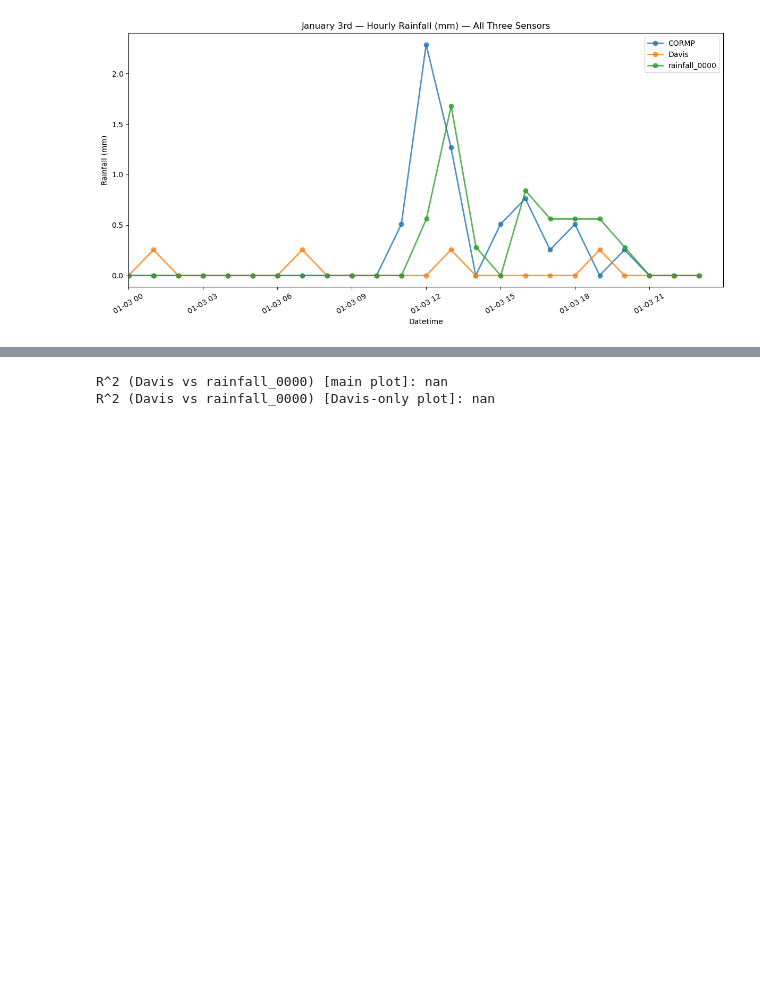
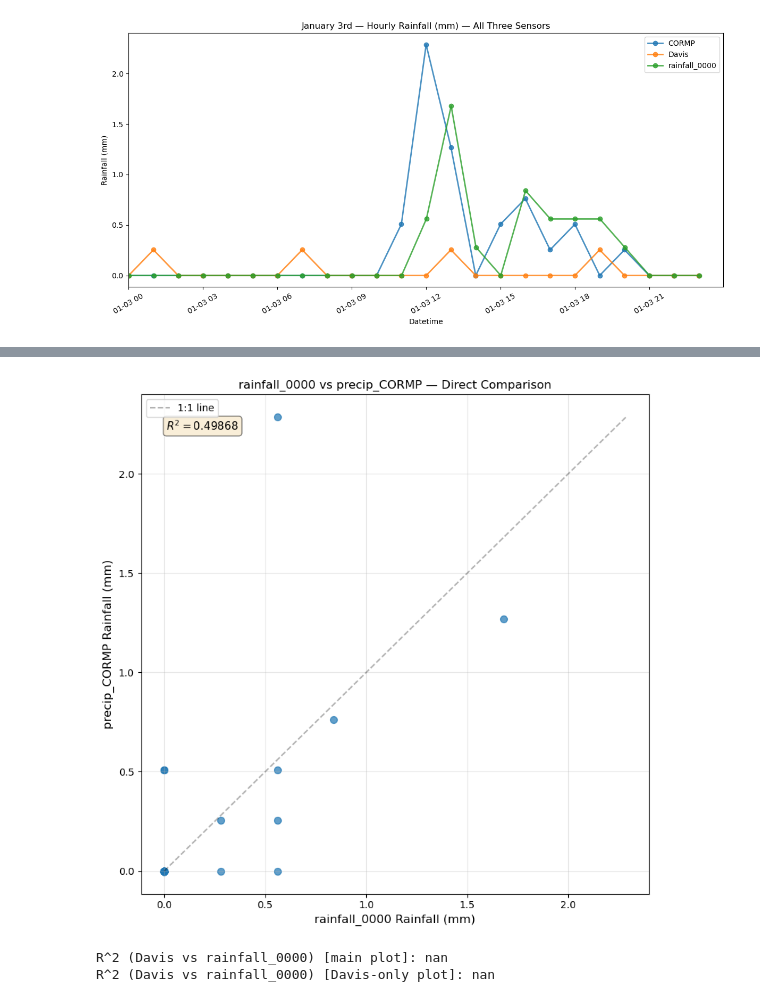
Before and after one commit to COAST-Lab/Open-Water-Level-and-Rainfall-Sensor, a Jupyter notebook: Data Analysis/practiceAnalysis.ipynb, the cells around one changed output, grey strips where cells are left out. Saved outputs shown, nothing was run; the diff lists cells and outputs as text; code cells hidden in the pictures; blank space fills up the shorter version.

```diff
--- a/Data Analysis/practiceAnalysis.ipynb
+++ b/Data Analysis/practiceAnalysis.ipynb
@@ -222,0 +261,72 @@ plt.tight_layout()
+# %%
+# Compare rainfall_0000 and precip_CORMP directly
+# Plot rainfall_0000 on X-axis and precip_CORMP on Y-axis
+
+cormp_only = load_and_process(file_1, assume_inches=True, already_hourly=False)
+rain0_cormp = load_and_process(file_3, assume_inches=False, already_hourly=True)
+
+start = pd.to_datetime('2025-12-19 09:00')
+end = pd.to_datetime('2026-01-06 09:00')
+
+cormp_only = cormp_only[(cormp_only['datetime'] >= start) & (cormp_only['datetime'] <= end)].reset_index(drop=True)
+rain0_cormp = rain0_cormp[(rain0_cormp['datetime'] >= start) & (rain0_cormp['datetime'] <= end)].reset_index(drop=True)
+
+print(f"CORMP shape before rounding: {cormp_only.shape}")
+print(f"rainfall_0000 shape before rounding: {rain0_cormp.shape}")
+
+# Round both to nearest HOUR to align hourly data (discard minutes and seconds)
+cormp_only['datetime'] = cormp_only['datetime'].dt.floor('H')
+rain0_cormp['datetime'] = rain0_cormp['datetime'].dt.floor('H')
+
+print(f"\nAfter rounding to hour:")
+print(f"CORMP first 5: {cormp_only['datetime'].head().tolist()}")
+print(f"rainfall_0000 first 5: {rain0_cormp['datetime'].head().tolist()}")
+
+# Check for overlapping datetimes
+cormp_dates = set(cormp_only['datetime'])
+rain0_dates = set(rain0_cormp['datetime'])
+overlap = cormp_dates.intersection(rain0_dates)
+print(f"\nOverlapping datetimes: {len(overlap)}")
+
+# align datasets on datetime for direct comparison
+merged_cr_only = pd.merge(rain0_cormp, cormp_only, on='datetime', how='inner', suffixes=('_rain0','_cormp'))
+print(f"Merged shape: {merged_cr_only.shape}")
+
+if not merged_cr_only.empty:
+    corr_cr = merged_cr_only['rain_mm_rain0'].corr(merged_cr_only['rain_mm_cormp'])
+    r2_cr = corr_cr**2 if pd.notna(corr_cr) else float('nan')
+    print(f"R^2: {r2_cr}")
+else:
+    r2_cr = float('nan')
+
+# Create scatter plot: rainfall_0000 (X) vs precip_CORMP (Y)
+plt.figure(figsize=(8,8))
+if not merged_cr_only.empty:
+    plt.scatter(merged_cr_only['rain_mm_rain0'], merged_cr_only['rain_mm_cormp'], s=50, alpha=0.7)
+    print(f"Plotted {len(merged_cr_only)} points")
+else:
+    print("No data to plot - no overlapping datetimes found")
+
+plt.xlabel('rainfall_0000 Rainfall (mm)', fontsize=12)
+plt.ylabel('precip_CORMP Rainfall (mm)', fontsize=12)
+plt.title('rainfall_0000 vs precip_CORMP — Direct Comparison', fontsize=12)
+
+# add 1:1 reference line
+if not merged_cr_only.empty:
+    max_val = max(merged_cr_only['rain_mm_rain0'].max(), merged_cr_only['rain_mm_cormp'].max())
+    plt.plot([0, max_val], [0, max_val], 'k--', alpha=0.3, label='1:1 line')
+
+# annotate R^2
+try:
+    ax = plt.gca()
+    if pd.notna(r2_cr) and not merged_cr_only.empty:
+        ax.text(0.05, 0.95, f'$R^2 = {r2_cr:.5g}$', transform=ax.transAxes, fontsize=11, va='top', bbox=dict(boxstyle='round', facecolor='wheat', alpha=0.5))
+except Exception:
+    pass
+
+if not merged_cr_only.empty:
+    plt.legend()
+plt.grid(True, alpha=0.3)
+plt.tight_layout()
+plt.show()
+# %% [output]
@@ -223,3 +344,4 @@ plt.tight_layout()
+[figure, added]
 # %%
 # %% [output]
 R^2 (Davis vs rainfall_0000) [main plot]: nan
```
Also changed, not shown: parts of 2 cells of this notebook, 2 other files.
